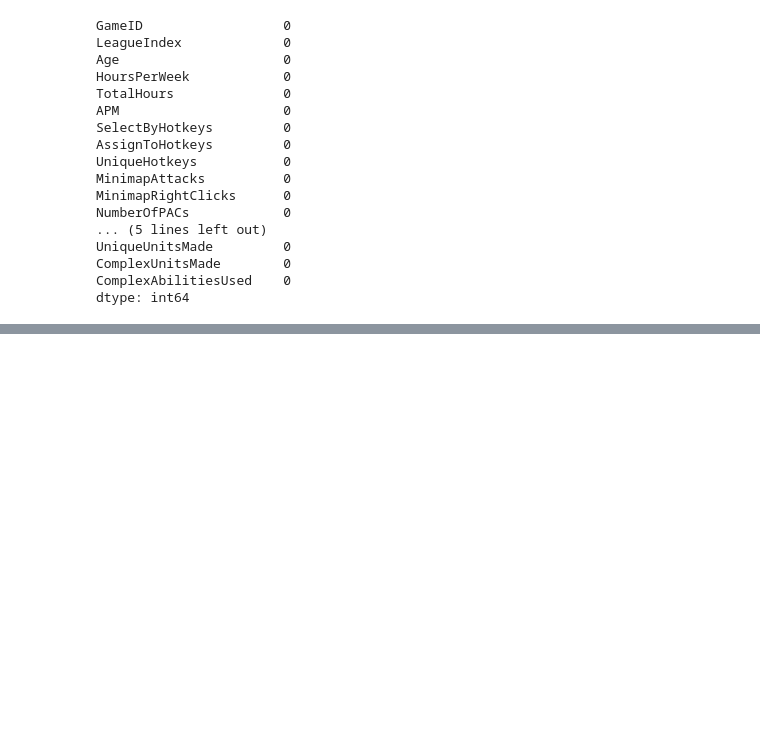
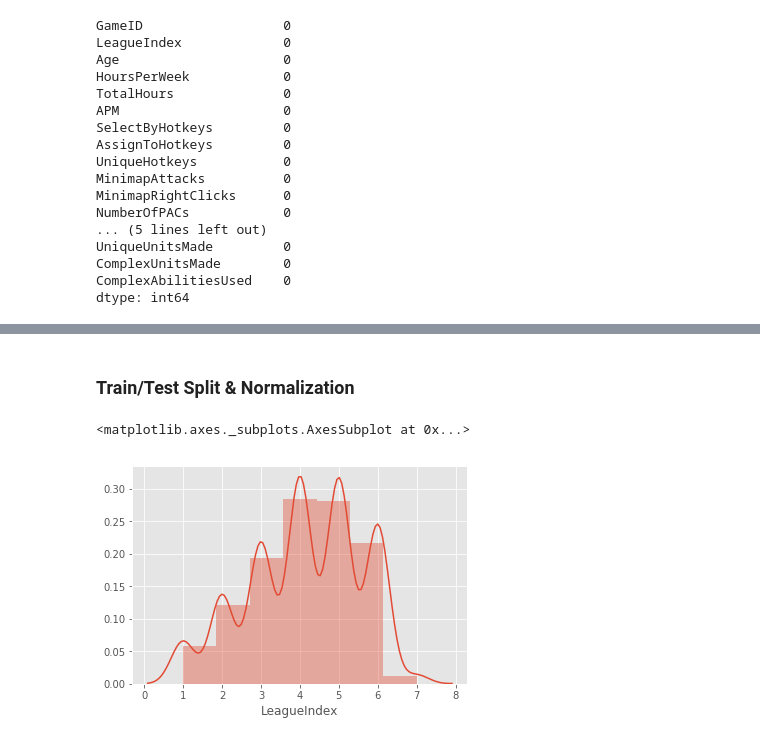
Before and after one commit to Atksmith88/dsc-mod-5-project-online-ds-ft-090919, a Jupyter notebook: Mod-5-Project.ipynb, the cells around one changed output, grey strips where cells are left out. Cells and saved outputs as stored; diff of their text form; code cells hidden in the pictures; blank space fills up the shorter version.

```diff
--- a/Mod-5-Project.ipynb
+++ b/Mod-5-Project.ipynb
@@ -57,0 +74,13 @@ dtype: int64
+# %%
+#Dropping GameID column as it is just a unique identifier.
+data.drop(columns = 'GameID', inplace = True)
+# %% [markdown]
+### Train/Test Split & Normalization
+# %%
+y = data['LeagueIndex']
+X = data.drop(columns = 'LeagueIndex')
+# %%
+sns.distplot(y, bins = 7)
+# %% [output]
+<matplotlib.axes._subplots.AxesSubplot at 0x...>
+[figure, added]
```
Also changed, not shown: parts of 78 cells of this notebook, 6 other files.
